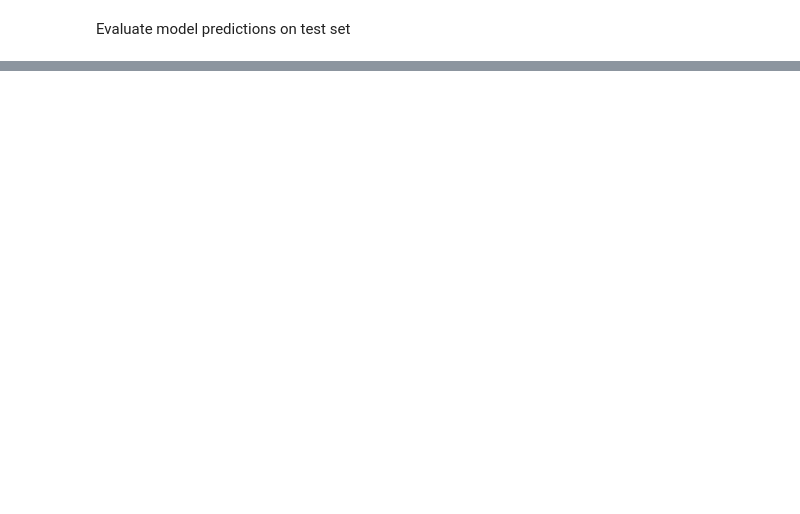
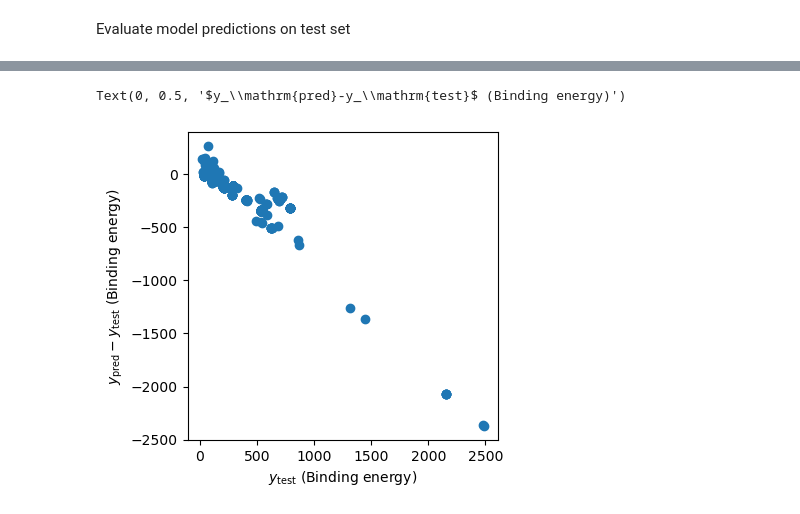
Before and after one commit to suyashk12/GNN_binding_energies, a Jupyter notebook: simple_model/shrihan_toy_model/normalize_embed.ipynb, the cells around one changed output, grey strips where cells are left out. Cells and saved outputs as stored; diff of their text form; code cells hidden in the pictures; blank space fills up the shorter version.

```diff
--- a/simple_model/shrihan_toy_model/normalize_embed.ipynb
+++ b/simple_model/shrihan_toy_model/normalize_embed.ipynb
@@ -401,0 +484,9 @@ Text(0, 0.5, '$y_\\mathrm{pred}-y_\\mathrm{test}$ (Binding energy)')
+# %%
+fig, ax = plt.subplots(1, figsize=(4,4))
+
+ax.scatter(10 ** y_test, (10 ** y_pred_test) - (10 ** y_test))
+ax.set_xlabel(r'$y_\mathrm{test}$ (Binding energy)')
+ax.set_ylabel(r'$y_\mathrm{pred}-y_\mathrm{test}$ (Binding energy)')
+# %% [output]
+Text(0, 0.5, '$y_\\mathrm{pred}-y_\\mathrm{test}$ (Binding energy)')
+[figure, added]
```
Also changed, not shown: parts of 11 cells of this notebook, 5 other files.
